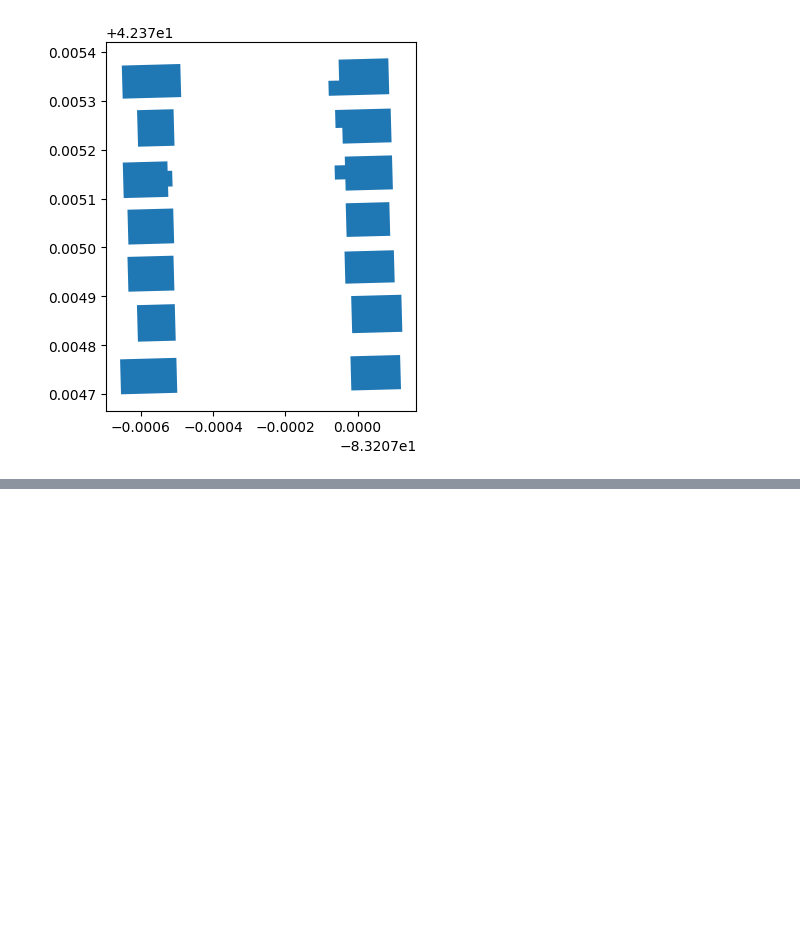
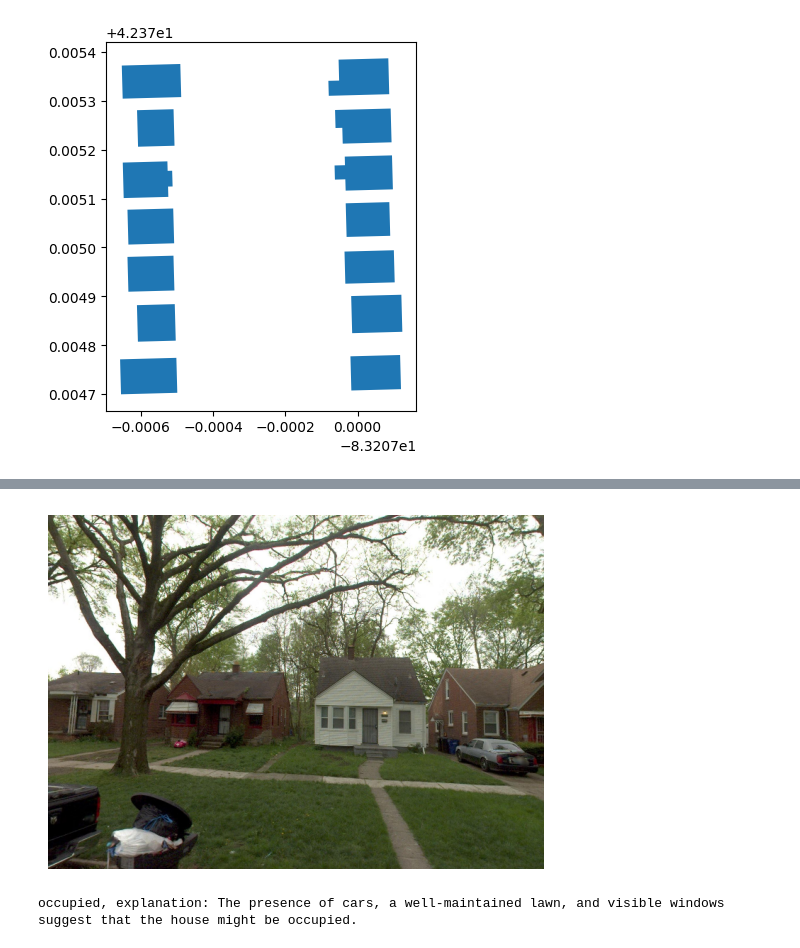
Before and after one commit to billbillbilly/urbanworm, a Jupyter notebook: docs/example_colab.ipynb, the cells around one changed output, grey strips where cells are left out. Saved outputs shown, nothing was run; the diff lists cells and outputs as text; code cells hidden in the pictures; blank space fills up the shorter version.

Commit message:
update dataset plot and colab

```diff
--- a/docs/example_colab.ipynb
+++ b/docs/example_colab.ipynb
@@ -65,7 +62,7 @@ gtd.set_images('svi')
 data = llama.InferenceOllama(geo_tagged_data=gtd)
 # %%
 # @title input model repo
-model = 'hf.co/ggml-org/InternVL3-8B-Instruct-GGUF:Q8_0' # @param {"type":"string"}
+model = 'gemma3' # @param {"type":"string"}
 data.llm = model
 # %%
 # @title Define schema
@@ -86,0 +102,17 @@ data.batch_inference(prompt=prompt)
+# %%
+import base64
+from PIL import Image
+import matplotlib.pyplot as plt
+import io
+
+image_index = 30 # @param {"type":"integer"}
+decoded_bytes = base64.b64decode(data.results['data'][image_index])
+image_buffer = io.BytesIO(decoded_bytes)
+image = Image.open(image_buffer)
+plt.imshow(image)
+plt.axis('off')
+plt.show()
+print(f"{data.df['answer1'][image_index]}, explanation: {data.df['explanation1'][image_index]}")
+# %% [output]
+[figure, added]
+occupied, explanation: The presence of cars, a well-maintained lawn, and visible windows suggest that the house might be occupied.
```
Also changed, not shown: parts of 2 cells of this notebook, 1 other file.
